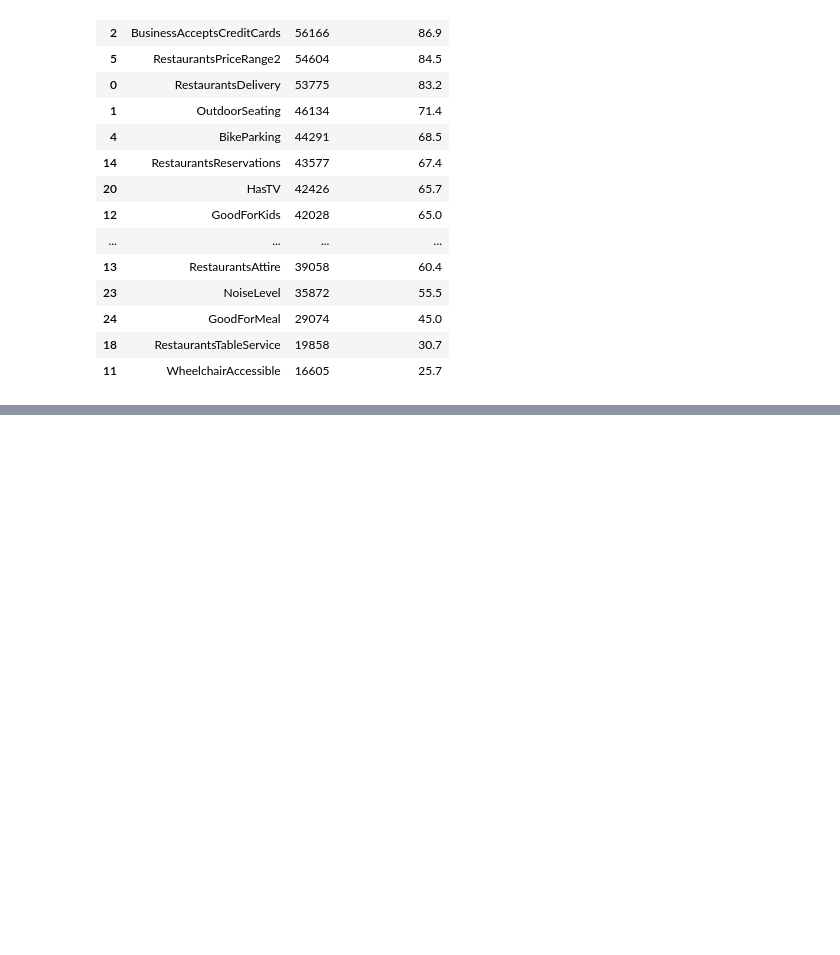
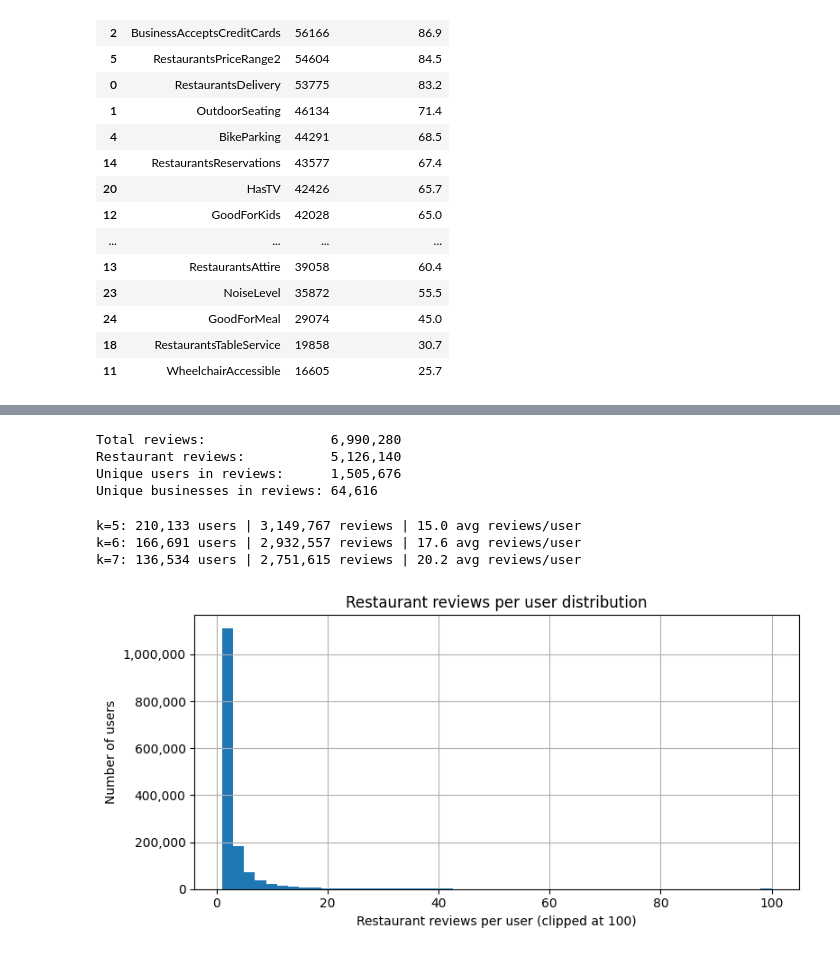
Before and after one commit to jranbirj/rec-system, a Jupyter notebook: notebooks/01_eda.ipynb, the cells around one changed output, grey strips where cells are left out. Saved outputs shown, nothing was run; the diff lists cells and outputs as text; code cells hidden in the pictures; blank space fills up the shorter version.

```diff
--- a/notebooks/01_eda.ipynb
+++ b/notebooks/01_eda.ipynb
@@ -105,0 +109,10 @@ attr_df.head(20)
+# %%
+# Load reviews data
+yelp_reviews_data_path = "../Yelp JSON/yelp_dataset/yelp_academic_dataset_review.json"
+
+with open(yelp_reviews_data_path, "r") as f:
+    yelp_reviews = [json.loads(line) for line in f]
+
+yelp_reviews_df = pd.DataFrame(yelp_reviews)
+print(f"Total reviews: {len(yelp_reviews_df):,}")
+yelp_reviews_df.head()
@@ -105,0 +127,39 @@ attr_df.head(20)
+# %%
+# Filter reviews to restaurants / food businesses only
+restaurant_ids = set(yelp_restaurants_df["business_id"])
+yelp_restaurant_reviews_df = yelp_reviews_df[yelp_reviews_df["business_id"].isin(restaurant_ids)].copy()
+print(f"Total reviews:                {len(yelp_reviews_df):,}")
+print(f"Restaurant reviews:           {len(yelp_restaurant_reviews_df):,}")
+print(f"Unique users in reviews:      {yelp_restaurant_reviews_df['user_id'].nunique():,}")
+print(f"Unique businesses in reviews: {yelp_restaurant_reviews_df['business_id'].nunique():,}")
+# %% [output]
+Total reviews:                6,990,280
+Restaurant reviews:           5,126,140
+Unique users in reviews:      1,505,676
+Unique businesses in reviews: 64,616
+# %%
+# k-core statistics
+reviews_per_user = yelp_restaurant_reviews_df.groupby("user_id").size()
+
+for k in [5, 6, 7]:
+    mask = reviews_per_user >= k
+    filtered_user_ids = set(reviews_per_user[mask].index)
+    filtered_reviews = yelp_restaurant_reviews_df[yelp_restaurant_reviews_df["user_id"].isin(filtered_user_ids)]
+    avg = filtered_reviews.groupby("user_id").size().mean()
+    print(f"k={k}: {len(filtered_user_ids):,} users | {len(filtered_reviews):,} reviews | {avg:.1f} avg reviews/user")
+# %% [output]
+k=5: 210,133 users | 3,149,767 reviews | 15.0 avg reviews/user
+k=6: 166,691 users | 2,932,557 reviews | 17.6 avg reviews/user
+k=7: 136,534 users | 2,751,615 reviews | 20.2 avg reviews/user
+# %%
+# Reviews per user histogram
+fig, ax = plt.subplots(figsize=(8, 4))
+reviews_per_user.clip(upper=100).hist(bins=50, ax=ax)
+ax.yaxis.set_major_formatter(plt.FuncFormatter(lambda x, _: f"{int(x):,}"))
+ax.set_xlabel("Restaurant reviews per user (clipped at 100)")
+ax.set_ylabel("Number of users")
+ax.set_title("Restaurant reviews per user distribution")
+plt.tight_layout()
+plt.show()
+# %% [output]
+[figure, added]
```
Also changed, not shown: parts of 10 cells of this notebook.
